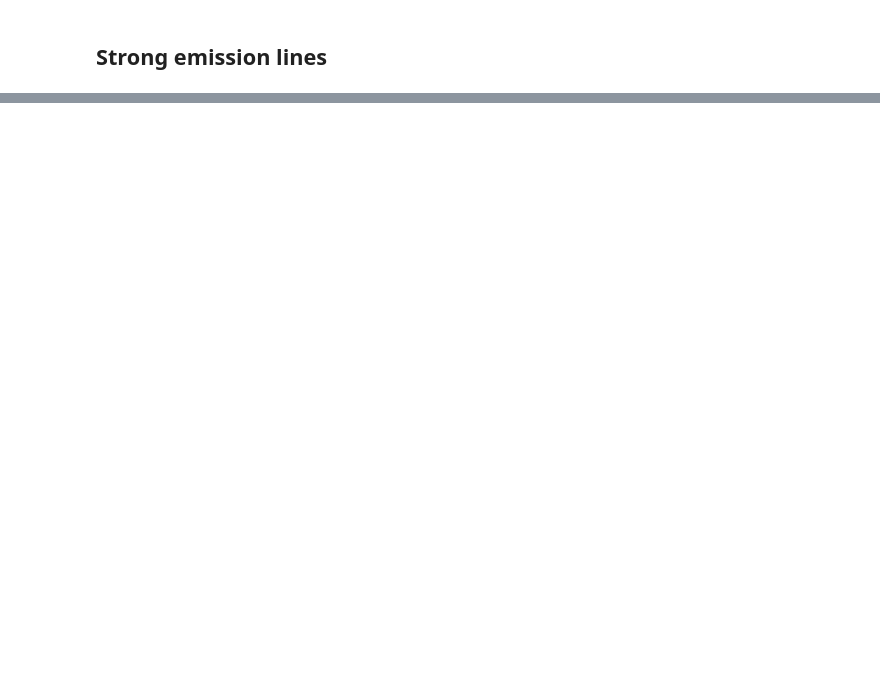
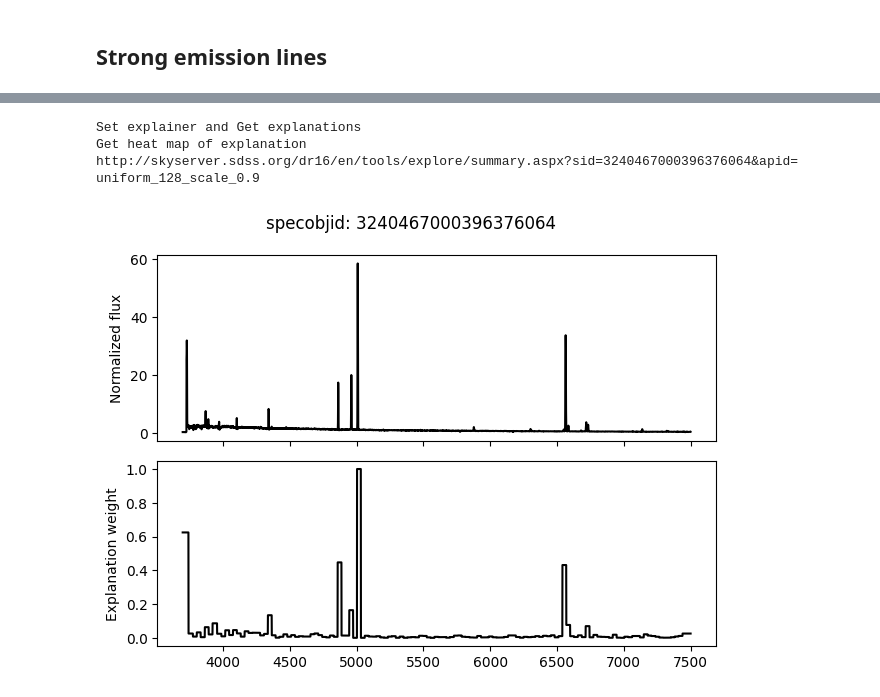
Before and after one commit to ed-ortizm/xai-astronomy, a Jupyter notebook: paper/results/02_explanations_representative_anomalies.ipynb, the cells around one changed output, grey strips where cells are left out. Drawn from its saved outputs; the diff is of its cells as text; code cells hidden in the pictures; blank space fills up the shorter version.

Commit message:
feature: reproduce explanation for top anomalies shown in scores overview section [paper]

```diff
--- a/paper/results/02_explanations_representative_anomalies.ipynb
+++ b/paper/results/02_explanations_representative_anomalies.ipynb
@@ -737,0 +89,76 @@ http://skyserver.sdss.org/dr16/en/tools/explore/summary.aspx?sid=250188159813631
+# %%
+strong_emission_lines = {
+    'specobjid': 3240467000396376064,
+    'metric': 'mse_noRel100',
+    'explanation': 'uniform_128_scale_0.9',
+}
+
+# config file
+score_config = {
+    "metric": "mse",
+    "velocity": 0,
+    # if reconstruction
+    "relative": False,
+    "percentage": 100,
+    "epsilon": 0.001,
+    "lines": list(GALAXY_LINES.keys()),
+}
+
+lime_config = {
+    "segmentation": "uniform",
+    "number_segments": 128,
+    "number_samples": 5000,
+    "batch_size": 100,
+    "progress_bar": False,
+    "distance_metric": "cosine",
+    "number_features": 10_000,
+}
+
+fudge_config = {
+    "kind_of_fudge": "scale",
+    # scale
+    "scale_factor": 0.9,
+    # control-noise
+    "same_noise": True,
+    "kernel_size": 3,
+    "sigma": 0,
+}
+
+specobjid = strong_emission_lines["specobjid"]
+idx_spectrum = specobjid_to_idx(specobjid, idx_id)
+spectrum = spectra[idx_spectrum]
+
+(
+    explanation,
+    ret_exp_score,
+    ret_exp_local_pred
+) = explain_reconstruction_score(
+    wave=wave, spectrum=spectrum,
+    score_config=score_config,
+    lime_config=lime_config,
+    fudge_config=fudge_config,
+    model=ae_model
+)
+
+fig, axs = interpret(
+    wave, explanation=explanation, positive=0, negative=0, figsize=None
+)
+print(meta.get_sky_server_url(specobjid))
+
+fig.suptitle(f"specobjid: {specobjid}")
+fig.tight_layout()
+
+# # save_to = "/home/edgar/explain-me-why/sections/figures/explanations"
+# # FileDirectory.check_directory(save_to, exit_program=False)
+from_score = strong_emission_lines["metric"]
+explanation_str = explanation_name(lime_config, fudge_config)
+print(explanation_str)
+# # fig.savefig(
+# #     f"{save_to}/{specobjid}_{anomaly_from_score}_{explanation_Str}.pdf"
+# # )
+# %% [output]
+Set explainer and Get explanations
+Get heat map of explanation
+http://skyserver.sdss.org/dr16/en/tools/explore/summary.aspx?sid=3240467000396376064&apid=
+uniform_128_scale_0.9
+[figure, added]
```
Also changed, not shown: parts of 42 cells of this notebook, 1 other file.
